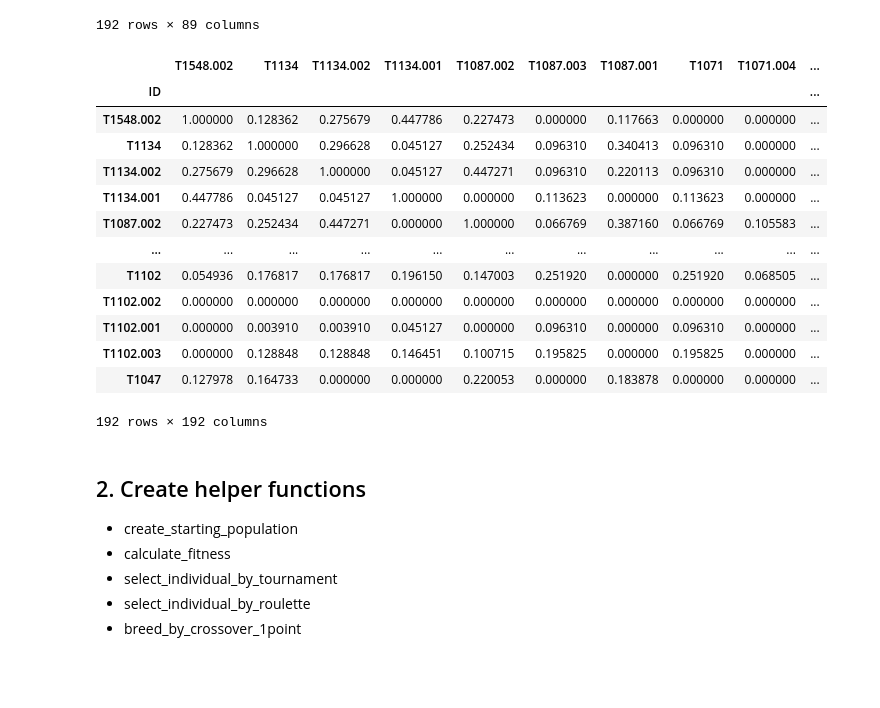
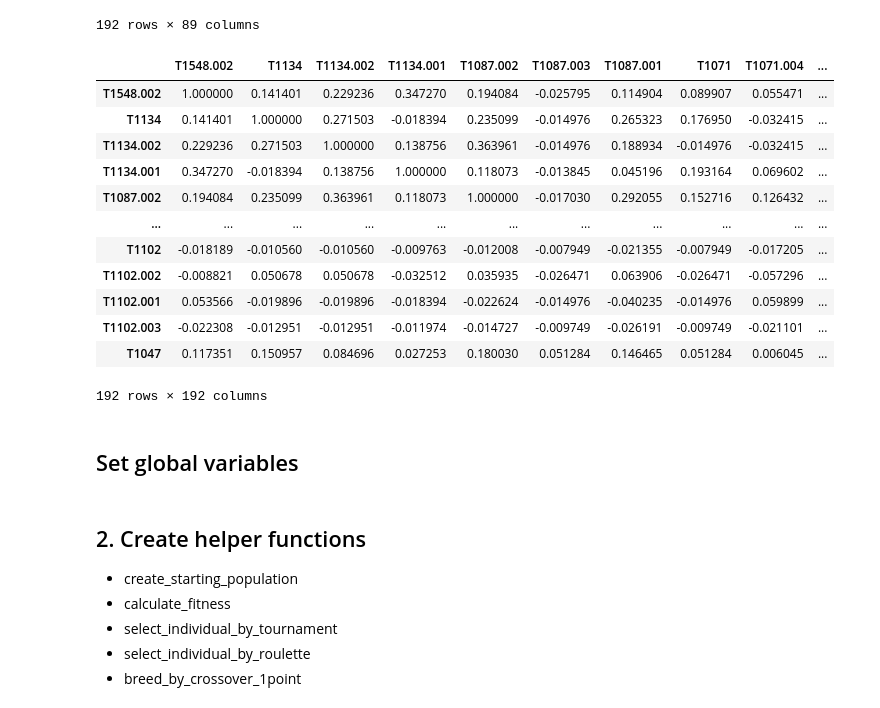
Before and after one commit to tobiasbudig/attack-hypotheses-generation, a Jupyter notebook: genetic_algorithm/genetic algorithm .ipynb, the cells around one changed output. Saved outputs shown, nothing was run; the diff lists cells and outputs as text; code cells hidden in the pictures; blank space fills up the shorter version.

```diff
--- a/genetic_algorithm/genetic algorithm .ipynb
+++ b/genetic_algorithm/genetic algorithm .ipynb
@@ -57,21 +73,23 @@ y_train
 192 rows × 89 columns
 # %%
 # read correlation matrix
-corr_mat = pd.read_excel("../Data for algorithms.xlsx", sheet_name="X_phi_techniques")
-corr_mat = corr_mat.set_index("ID")
+#corr_mat = pd.read_excel("../Data for algorithms.xlsx", sheet_name="X_phi_techniques")
+#corr_mat = corr_mat.set_index("ID")
+corr_mat = X.corr()
 corr_mat
 # %% [output]
 |  | T1548.002 | T1134 | T1134.002 | T1134.001 | T1087.002 | T1087.003 | T1087.001 | T1071 | T1071.004 | ... |
-| ID |  |  |  |  |  |  |  |  |  | ... |
-| T1548.002 | 1.000000 | 0.128362 | 0.275679 | 0.447786 | 0.227473 | 0.000000 | 0.117663 | 0.000000 | 0.000000 | ... |
-| T1134 | 0.128362 | 1.000000 | 0.296628 | 0.045127 | 0.252434 | 0.096310 | 0.340413 | 0.096310 | 0.000000 | ... |
-| T1134.002 | 0.275679 | 0.296628 | 1.000000 | 0.045127 | 0.447271 | 0.096310 | 0.220113 | 0.096310 | 0.000000 | ... |
-| T1134.001 | 0.447786 | 0.045127 | 0.045127 | 1.000000 | 0.000000 | 0.113623 | 0.000000 | 0.113623 | 0.000000 | ... |
-| T1087.002 | 0.227473 | 0.252434 | 0.447271 | 0.000000 | 1.000000 | 0.066769 | 0.387160 | 0.066769 | 0.105583 | ... |
+| T1548.002 | 1.000000 | 0.141401 | 0.229236 | 0.347270 | 0.194084 | -0.025795 | 0.114904 | 0.089907 | 0.055471 | ... |
+| T1134 | 0.141401 | 1.000000 | 0.271503 | -0.018394 | 0.235099 | -0.014976 | 0.265323 | 0.176950 | -0.032415 | ... |
+| T1134.002 | 0.229236 | 0.271503 | 1.000000 | 0.138756 | 0.363961 | -0.014976 | 0.188934 | -0.014976 | -0.032415 | ... |
+| T1134.001 | 0.347270 | -0.018394 | 0.138756 | 1.000000 | 0.118073 | -0.013845 | 0.045196 | 0.193164 | 0.069602 | ... |
+| T1087.002 | 0.194084 | 0.235099 | 0.363961 | 0.118073 | 1.000000 | -0.017030 | 0.292055 | 0.152716 | 0.126432 | ... |
 | ... | ... | ... | ... | ... | ... | ... | ... | ... | ... | ... |
-| T1102 | 0.054936 | 0.176817 | 0.176817 | 0.196150 | 0.147003 | 0.251920 | 0.000000 | 0.251920 | 0.068505 | ... |
-| T1102.002 | 0.000000 | 0.000000 | 0.000000 | 0.000000 | 0.000000 | 0.000000 | 0.000000 | 0.000000 | 0.000000 | ... |
-| T1102.001 | 0.000000 | 0.003910 | 0.003910 | 0.045127 | 0.000000 | 0.096310 | 0.000000 | 0.096310 | 0.000000 | ... |
-| T1102.003 | 0.000000 | 0.128848 | 0.128848 | 0.146451 | 0.100715 | 0.195825 | 0.000000 | 0.195825 | 0.000000 | ... |
-| T1047 | 0.127978 | 0.164733 | 0.000000 | 0.000000 | 0.220053 | 0.000000 | 0.183878 | 0.000000 | 0.000000 | ... |
+| T1102 | -0.018189 | -0.010560 | -0.010560 | -0.009763 | -0.012008 | -0.007949 | -0.021355 | -0.007949 | -0.017205 | ... |
+| T1102.002 | -0.008821 | 0.050678 | 0.050678 | -0.032512 | 0.035935 | -0.026471 | 0.063906 | -0.026471 | -0.057296 | ... |
+| T1102.001 | 0.053566 | -0.019896 | -0.019896 | -0.018394 | -0.022624 | -0.014976 | -0.040235 | -0.014976 | 0.059899 | ... |
+| T1102.003 | -0.022308 | -0.012951 | -0.012951 | -0.011974 | -0.014727 | -0.009749 | -0.026191 | -0.009749 | -0.021101 | ... |
+| T1047 | 0.117351 | 0.150957 | 0.084696 | 0.027253 | 0.180030 | 0.051284 | 0.146465 | 0.051284 | 0.006045 | ... |
 192 rows × 192 columns
+# %% [markdown]
+## Set global variables
```
Also changed, not shown: parts of 24 cells of this notebook, 2 other files.
